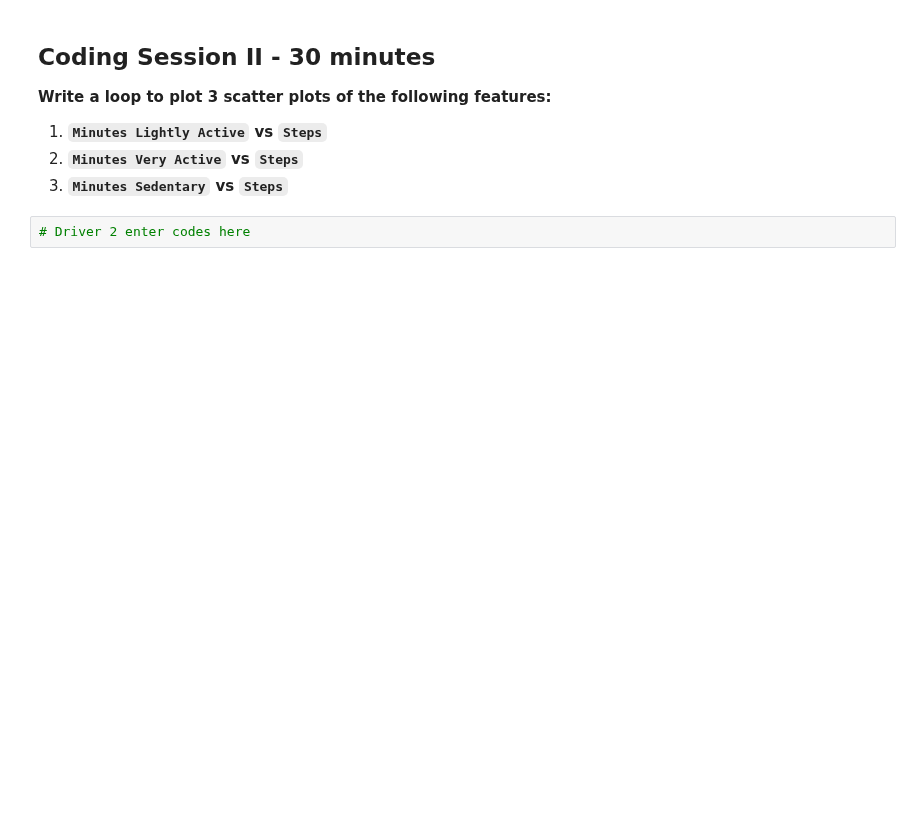
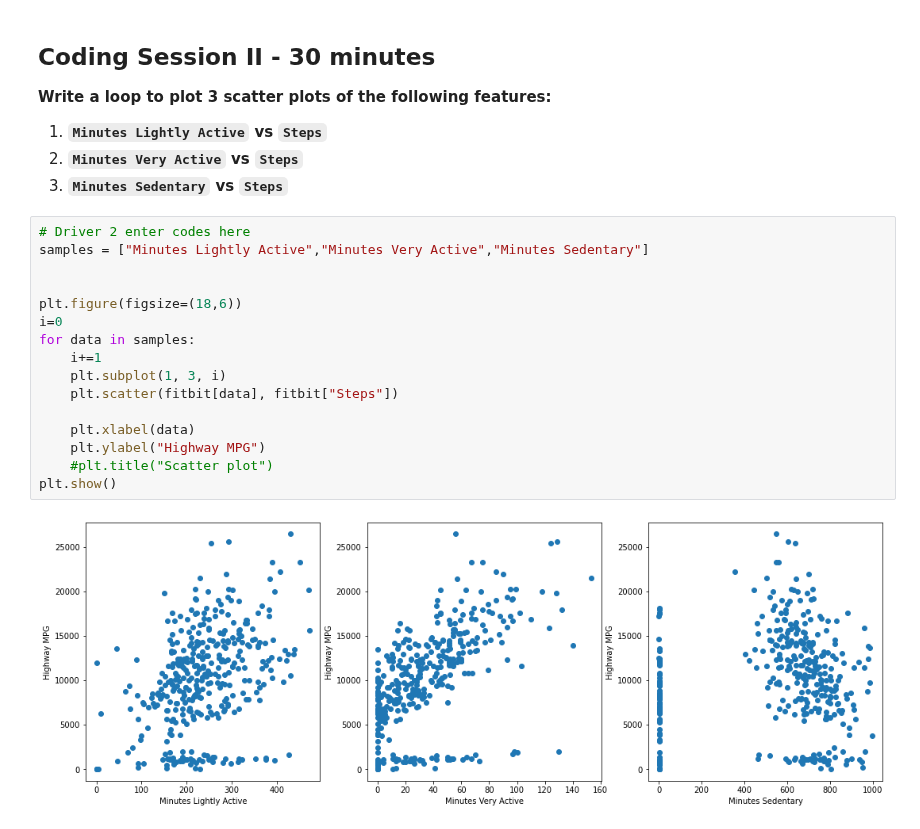
Before and after one commit to ironhack-datalabs/datamad1020, a Jupyter notebook: module-1/lab-matplotlib-seaborn/your-code/challenge-2.ipynb, the cells around one changed output. Drawn from its saved outputs; the diff is of its cells as text; blank space fills up the shorter version.

```diff
--- a/module-1/lab-matplotlib-seaborn/your-code/challenge-2.ipynb
+++ b/module-1/lab-matplotlib-seaborn/your-code/challenge-2.ipynb
@@ -49,5 +71,21 @@ Hints:
 1. **`Minutes Lightly Active`  vs `Steps`**
 1. **`Minutes Very Active` vs `Steps`**
 1. **`Minutes Sedentary` vs `Steps`**
-# %%
-# Driver 2 enter codes here
+# %%
+# Driver 2 enter codes here
+samples = ["Minutes Lightly Active","Minutes Very Active","Minutes Sedentary"]
+
+
+plt.figure(figsize=(18,6))
+i=0
+for data in samples:
+    i+=1
+    plt.subplot(1, 3, i)
+    plt.scatter(fitbit[data], fitbit["Steps"])
+
+    plt.xlabel(data)
+    plt.ylabel("Highway MPG")
+    #plt.title("Scatter plot")
+plt.show()
+# %% [output]
+[figure, added]
```
Also changed, not shown: parts of 4 cells of this notebook, 2 other files.
